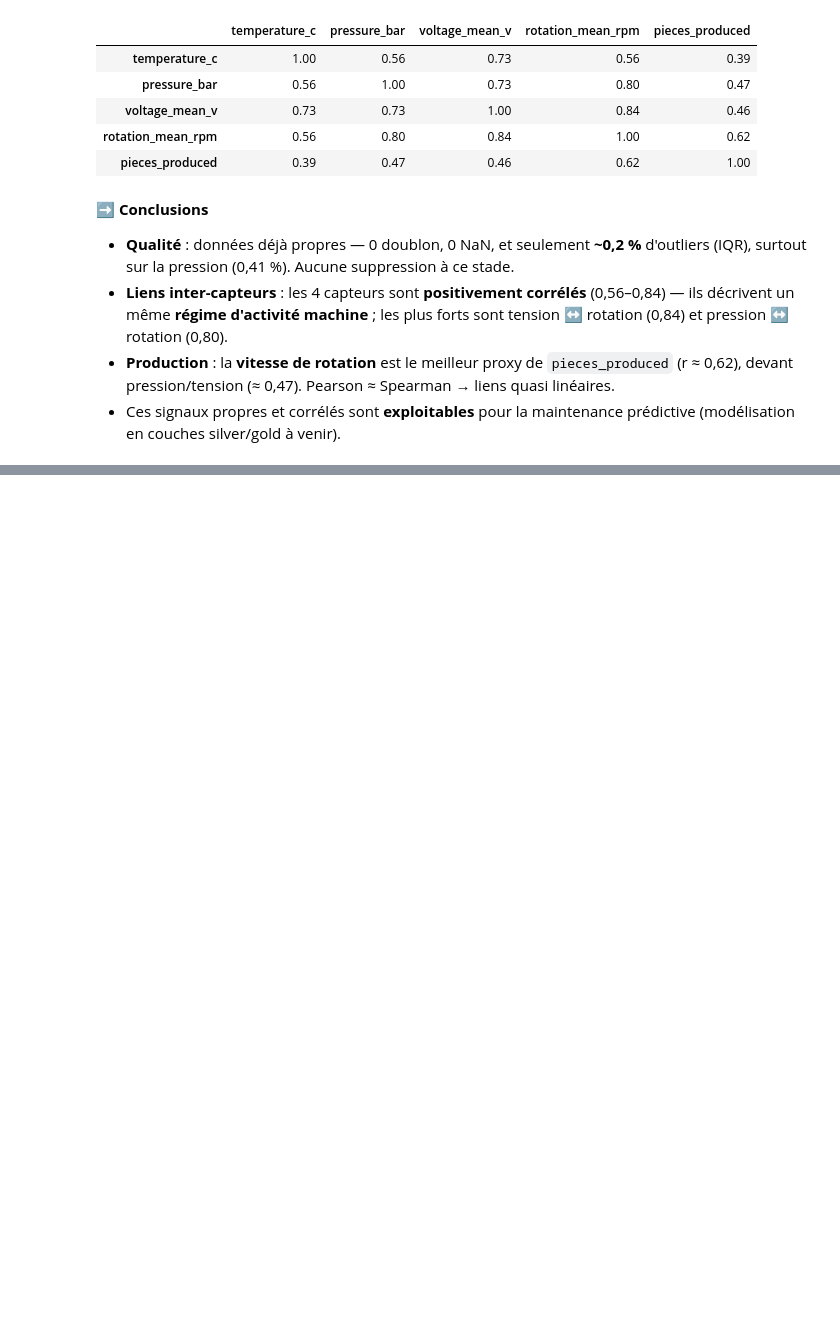
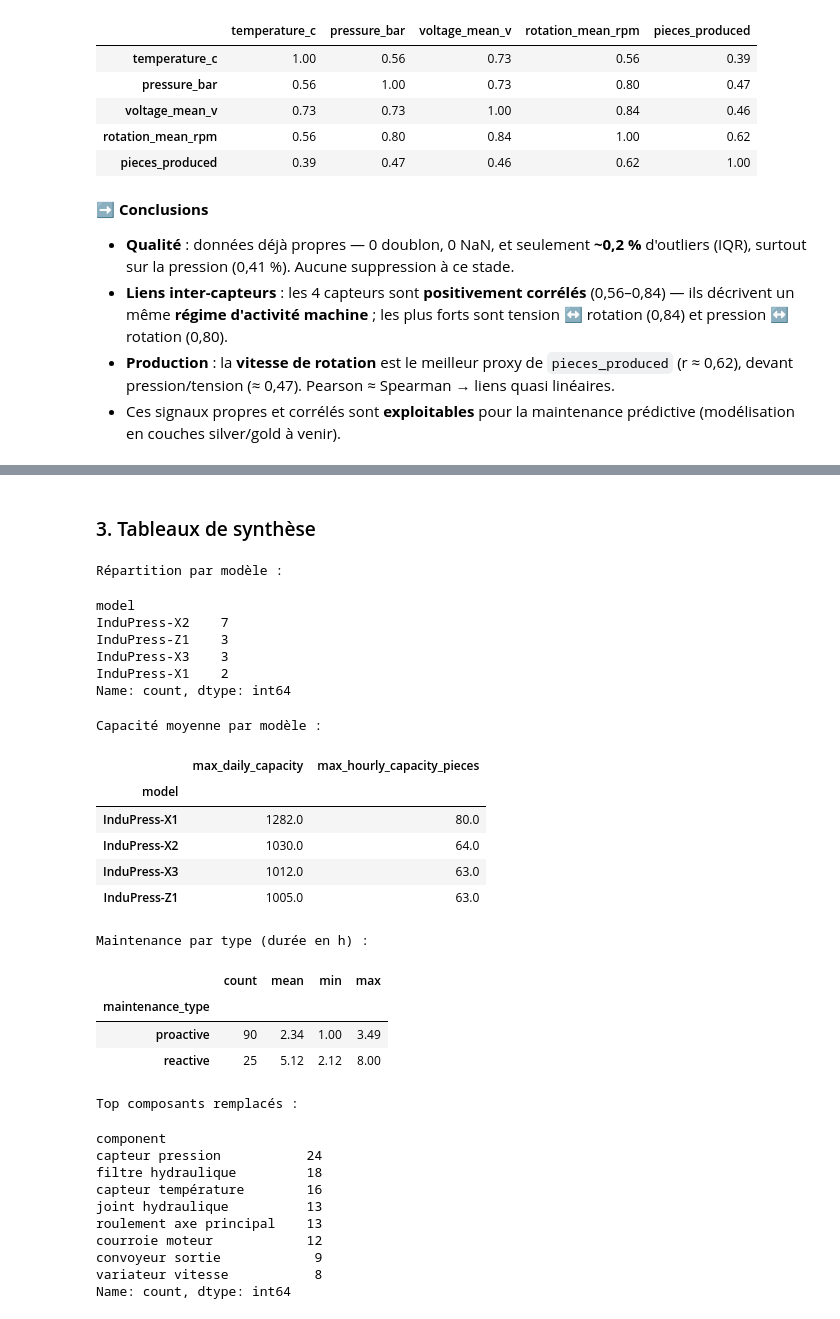
Before and after one commit to palauzet/AELION_Concevoir_Et_Implementer_Solution_IA, a Jupyter notebook: notebooks/01_enquete_donnees.ipynb, the cells around one changed output, grey strips where cells are left out. Drawn from its saved outputs; the diff is of its cells as text; code cells hidden in the pictures; blank space fills up the shorter version.

```diff
--- a/notebooks/01_enquete_donnees.ipynb
+++ b/notebooks/01_enquete_donnees.ipynb
@@ -442,0 +456,11 @@ Corrélation de Pearson (capteurs + production) :
+# %%
+from indusense.data import referentiel_analyze as ref_an
+
+meta_ref = ref_an.run_analysis()
+print(f"Run {meta_ref['run_id']}")
+print(
+    f"  machines={meta_ref['n_machines']} maintenances={meta_ref['n_maintenances']}"
+    f"  modeles={meta_ref['n_modeles']} proactive={meta_ref['n_proactive']}"
+    f"  reactive={meta_ref['n_reactive']}"
+)
+meta_ref['integrite']
@@ -442,0 +499,44 @@ Corrélation de Pearson (capteurs + production) :
+# %% [markdown]
+### 3. Tableaux de synthèse
+# %%
+machine, maintenance = ref_an.load_referentiel()
+print('Répartition par modèle :')
+display(ref_an.machine_distributions(machine)['model'])
+print('Capacité moyenne par modèle :')
+display(ref_an.capacity_by_model(machine).round(0))
+summ = ref_an.maintenance_summary(maintenance)
+print('Maintenance par type (durée en h) :')
+display(summ['par_type'].round(2))
+print('Top composants remplacés :')
+summ['composants'].head(8)
+# %% [output]
+Répartition par modèle :
+model
+InduPress-X2    7
+InduPress-Z1    3
+InduPress-X3    3
+InduPress-X1    2
+Name: count, dtype: int64
+Capacité moyenne par modèle :
+|  | max_daily_capacity | max_hourly_capacity_pieces |
+| model |  |  |
+| InduPress-X1 | 1282.0 | 80.0 |
+| InduPress-X2 | 1030.0 | 64.0 |
+| InduPress-X3 | 1012.0 | 63.0 |
+| InduPress-Z1 | 1005.0 | 63.0 |
+Maintenance par type (durée en h) :
+|  | count | mean | min | max |
+| maintenance_type |  |  |  |  |
+| proactive | 90 | 2.34 | 1.00 | 3.49 |
+| reactive | 25 | 5.12 | 2.12 | 8.00 |
+Top composants remplacés :
+component
+capteur pression           24
+filtre hydraulique         18
+capteur température        16
+joint hydraulique          13
+roulement axe principal    13
+courroie moteur            12
+convoyeur sortie            9
+variateur vitesse           8
+Name: count, dtype: int64
```
Also changed, not shown: parts of 8 cells of this notebook, 12 other files.
